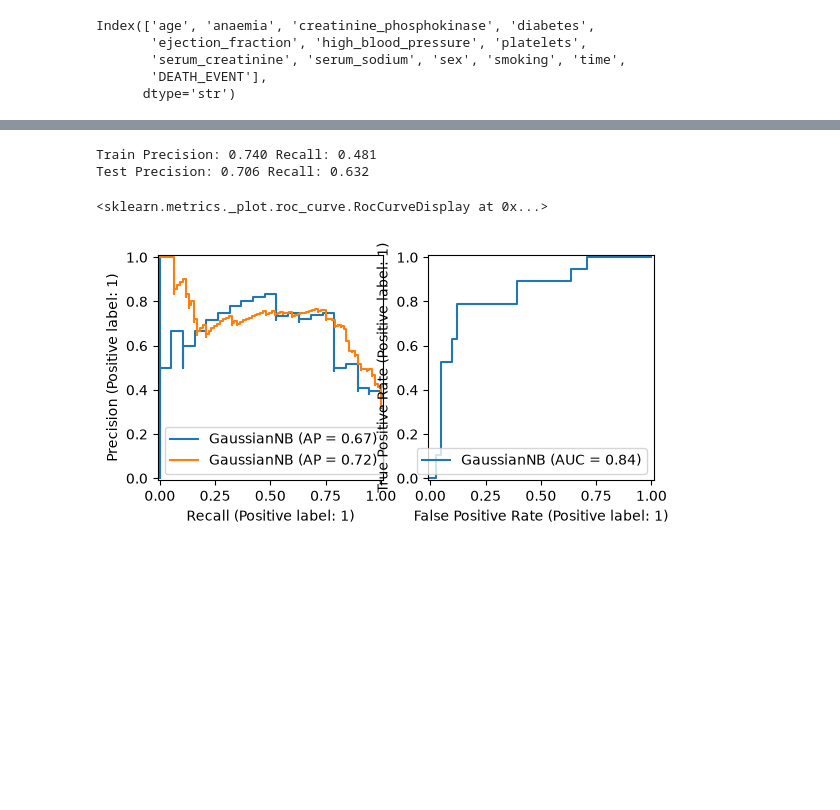
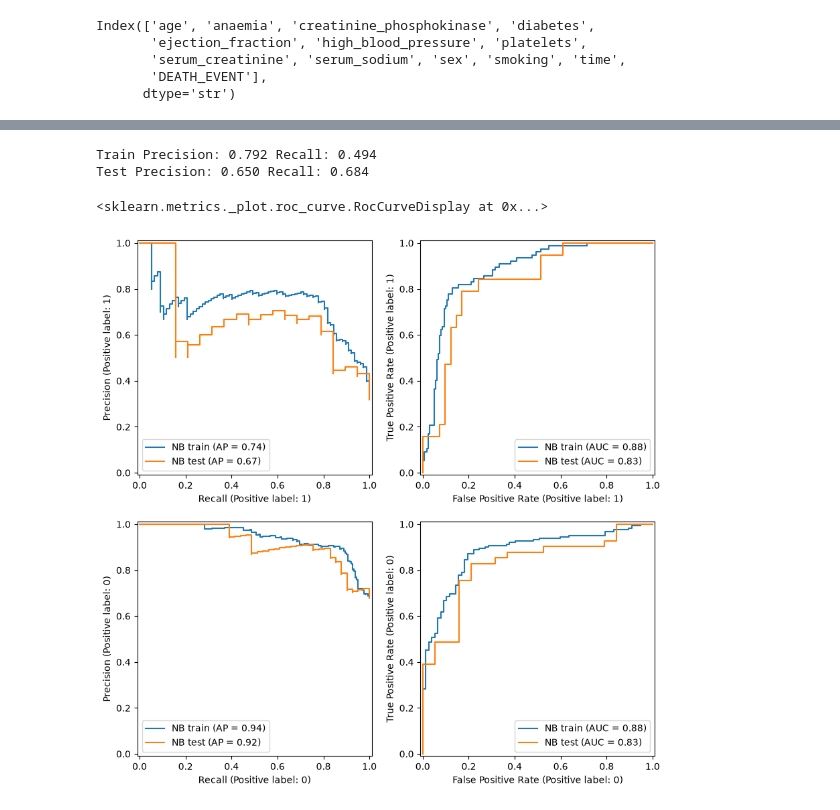
Before and after one commit to lavima/itf31519_2026, a Jupyter notebook: production_interpretability_ethics/workshop_0311.ipynb, the cells around one changed output, grey strips where cells are left out. Saved outputs shown, nothing was run; the diff lists cells and outputs as text; code cells hidden in the pictures; blank space fills up the shorter version.

```diff
--- a/production_interpretability_ethics/workshop_0311.ipynb
+++ b/production_interpretability_ethics/workshop_0311.ipynb
@@ -67,16 +68,21 @@ def test(model):
 # %%
 nb1 = GaussianNB()
 nb1.fit(features_normalized_trainval, targets_trainval)
 test(nb1)
-fig, ax = plt.subplots(1, 2)
-PrecisionRecallDisplay.from_estimator(nb1, features_normalized_test, targets_test, ax=ax[0])
-PrecisionRecallDisplay.from_estimator(nb1, features_normalized_trainval, targets_trainval, ax=ax[0])
-RocCurveDisplay.from_estimator(nb1, features_normalized_test, targets_test, ax=ax[1])
+fig, ax = plt.subplots(2, 2, figsize=(10,10))
+PrecisionRecallDisplay.from_estimator(nb1, features_normalized_trainval, targets_trainval, ax=ax[0,0], name='NB train')
+PrecisionRecallDisplay.from_estimator(nb1, features_normalized_test, targets_test, ax=ax[0,0], name='NB test')
+RocCurveDisplay.from_estimator(nb1, features_normalized_trainval, targets_trainval, ax=ax[0,1], name='NB train')
+RocCurveDisplay.from_estimator(nb1, features_normalized_test, targets_test, ax=ax[0,1], name='NB test')
+PrecisionRecallDisplay.from_estimator(nb1, features_normalized_trainval, targets_trainval, pos_label=0, ax=ax[1,0], name='NB train')
+PrecisionRecallDisplay.from_estimator(nb1, features_normalized_test, targets_test, pos_label=0, ax=ax[1,0], name='NB test')
+RocCurveDisplay.from_estimator(nb1, features_normalized_trainval, targets_trainval, pos_label=0, ax=ax[1,1], name='NB train')
+RocCurveDisplay.from_estimator(nb1, features_normalized_test, targets_test, pos_label=0, ax=ax[1,1], name='NB test')
 # %% [output]
-Train Precision: 0.740 Recall: 0.481
-Test Precision: 0.706 Recall: 0.632
+Train Precision: 0.792 Recall: 0.494
+Test Precision: 0.650 Recall: 0.684
 <sklearn.metrics._plot.roc_curve.RocCurveDisplay at 0x...>
-[figure, old version]
+[figure, new version]
 # %%
 rf1 = RandomForestClassifier()
 rf1.fit(features_normalized_trainval, targets_trainval)
```
Also changed, not shown: parts of 9 cells of this notebook.
